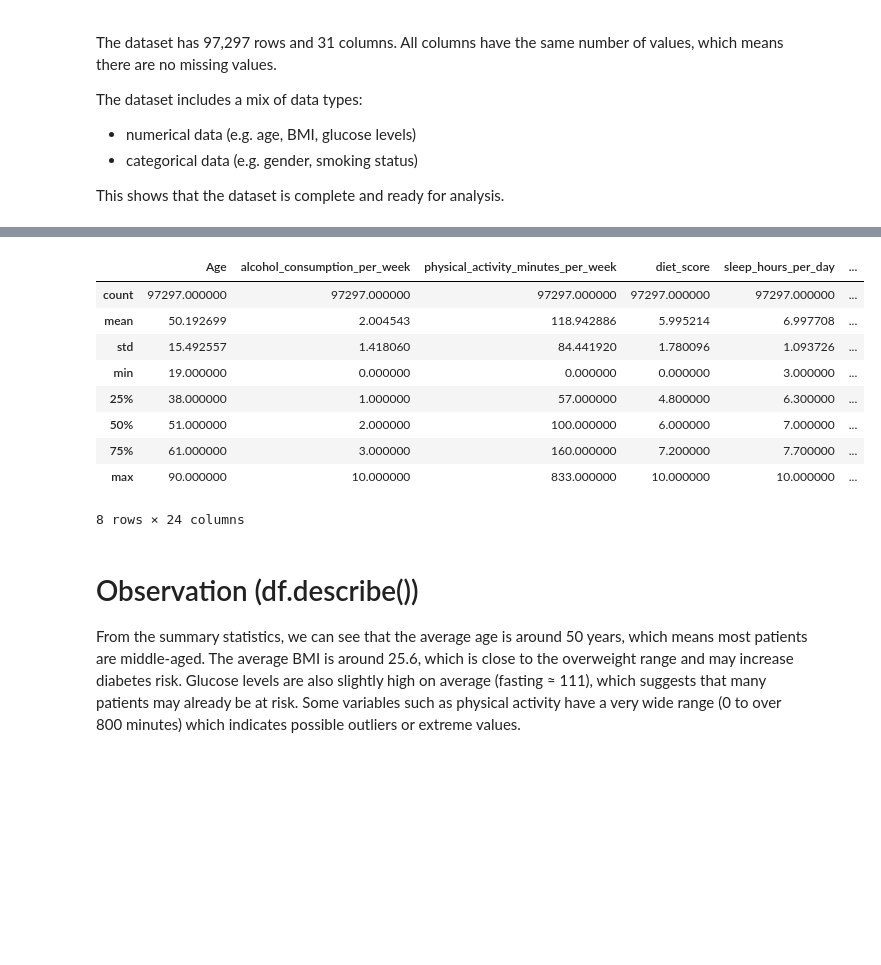
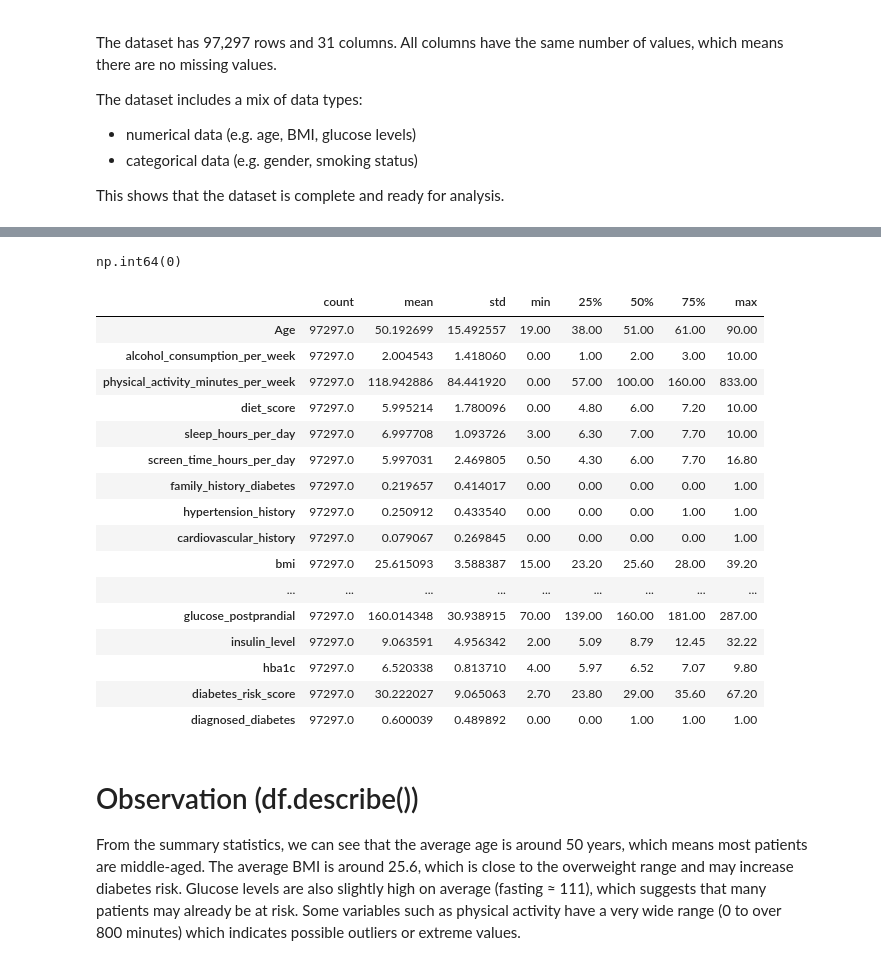
Before and after one commit to m-vs-0502/MLG382-Assignment1---Group-11, a Jupyter notebook: notebooks/01_data_exploration.ipynb, the cells around one changed output, grey strips where cells are left out. Drawn from its saved outputs; the diff is of its cells as text; code cells hidden in the pictures; blank space fills up the shorter version.

```diff
--- a/notebooks/01_data_exploration.ipynb
+++ b/notebooks/01_data_exploration.ipynb
@@ -82,19 +150,31 @@ This shows that the dataset is complete and ready for analysis.
+# %%
+df.duplicated().sum()
+#Checking if data has duplicate data that could introduce bias or affect the results of the analysis.
+# %% [output]
+np.int64(0)
 # %%
-df.describe()
+df.describe().T
 
 #This cell code helps us understand:
 #- the average (mean) values
 #- how spread out the data is (standard deviation)
 #- the minimum and maximum values
 #- the distribution of the data (quartiles)
 # %% [output]
-|  | Age | alcohol_consumption_per_week | physical_activity_minutes_per_week | diet_score | sleep_hours_per_day | ... |
-| count | 97297.000000 | 97297.000000 | 97297.000000 | 97297.000000 | 97297.000000 | ... |
-| mean | 50.192699 | 2.004543 | 118.942886 | 5.995214 | 6.997708 | ... |
-| std | 15.492557 | 1.418060 | 84.441920 | 1.780096 | 1.093726 | ... |
-| min | 19.000000 | 0.000000 | 0.000000 | 0.000000 | 3.000000 | ... |
-| 25% | 38.000000 | 1.000000 | 57.000000 | 4.800000 | 6.300000 | ... |
-| 50% | 51.000000 | 2.000000 | 100.000000 | 6.000000 | 7.000000 | ... |
-| 75% | 61.000000 | 3.000000 | 160.000000 | 7.200000 | 7.700000 | ... |
-| max | 90.000000 | 10.000000 | 833.000000 | 10.000000 | 10.000000 | ... |
+|  | count | mean | std | min | 25% | 50% | 75% | max |
+| Age | 97297.0 | 50.192699 | 15.492557 | 19.00 | 38.00 | 51.00 | 61.00 | 90.00 |
+| alcohol_consumption_per_week | 97297.0 | 2.004543 | 1.418060 | 0.00 | 1.00 | 2.00 | 3.00 | 10.00 |
+| physical_activity_minutes_per_week | 97297.0 | 118.942886 | 84.441920 | 0.00 | 57.00 | 100.00 | 160.00 | 833.00 |
+| diet_score | 97297.0 | 5.995214 | 1.780096 | 0.00 | 4.80 | 6.00 | 7.20 | 10.00 |
+| sleep_hours_per_day | 97297.0 | 6.997708 | 1.093726 | 3.00 | 6.30 | 7.00 | 7.70 | 10.00 |
+| screen_time_hours_per_day | 97297.0 | 5.997031 | 2.469805 | 0.50 | 4.30 | 6.00 | 7.70 | 16.80 |
+| family_history_diabetes | 97297.0 | 0.219657 | 0.414017 | 0.00 | 0.00 | 0.00 | 0.00 | 1.00 |
+| hypertension_history | 97297.0 | 0.250912 | 0.433540 | 0.00 | 0.00 | 0.00 | 1.00 | 1.00 |
+| cardiovascular_history | 97297.0 | 0.079067 | 0.269845 | 0.00 | 0.00 | 0.00 | 0.00 | 1.00 |
+| bmi | 97297.0 | 25.615093 | 3.588387 | 15.00 | 23.20 | 25.60 | 28.00 | 39.20 |
+| ... | ... | ... | ... | ... | ... | ... | ... | ... |
+| glucose_postprandial | 97297.0 | 160.014348 | 30.938915 | 70.00 | 139.00 | 160.00 | 181.00 | 287.00 |
+| insulin_level | 97297.0 | 9.063591 | 4.956342 | 2.00 | 5.09 | 8.79 | 12.45 | 32.22 |
+| hba1c | 97297.0 | 6.520338 | 0.813710 | 4.00 | 5.97 | 6.52 | 7.07 | 9.80 |
+| diabetes_risk_score | 97297.0 | 30.222027 | 9.065063 | 2.70 | 23.80 | 29.00 | 35.60 | 67.20 |
+| diagnosed_diabetes | 97297.0 | 0.600039 | 0.489892 | 0.00 | 0.00 | 1.00 | 1.00 | 1.00 |
-8 rows × 24 columns
```
Also changed, not shown: parts of 11 cells of this notebook.
